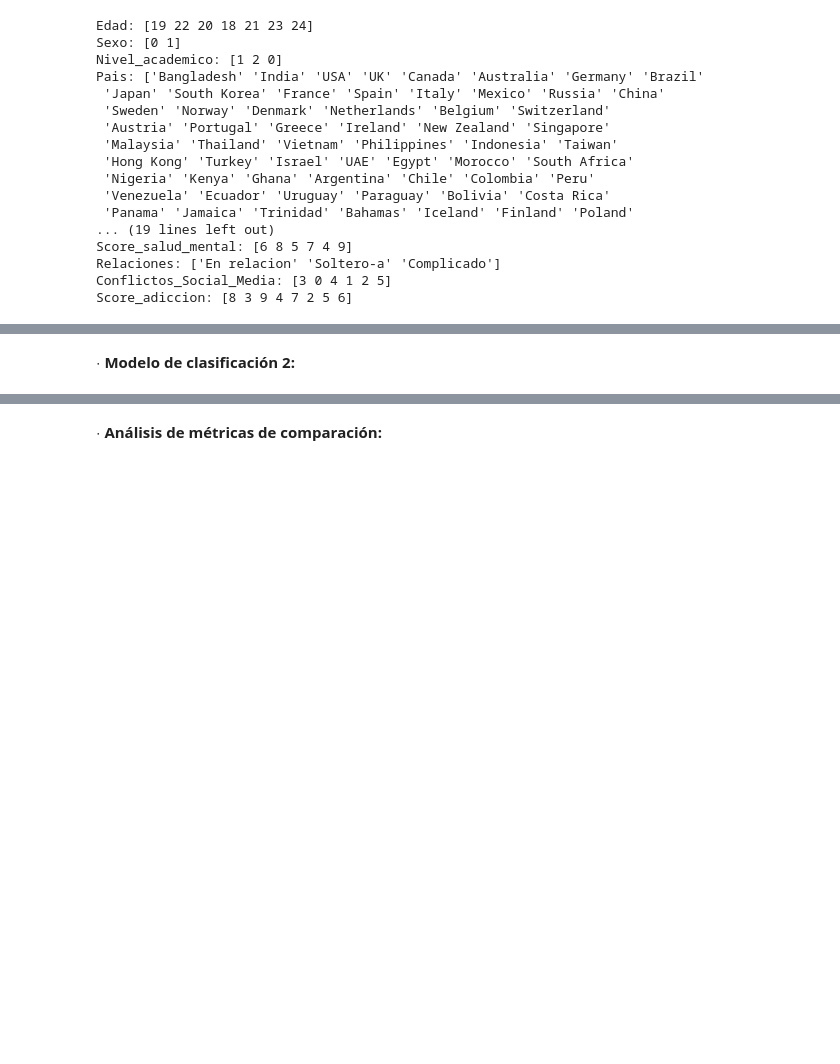
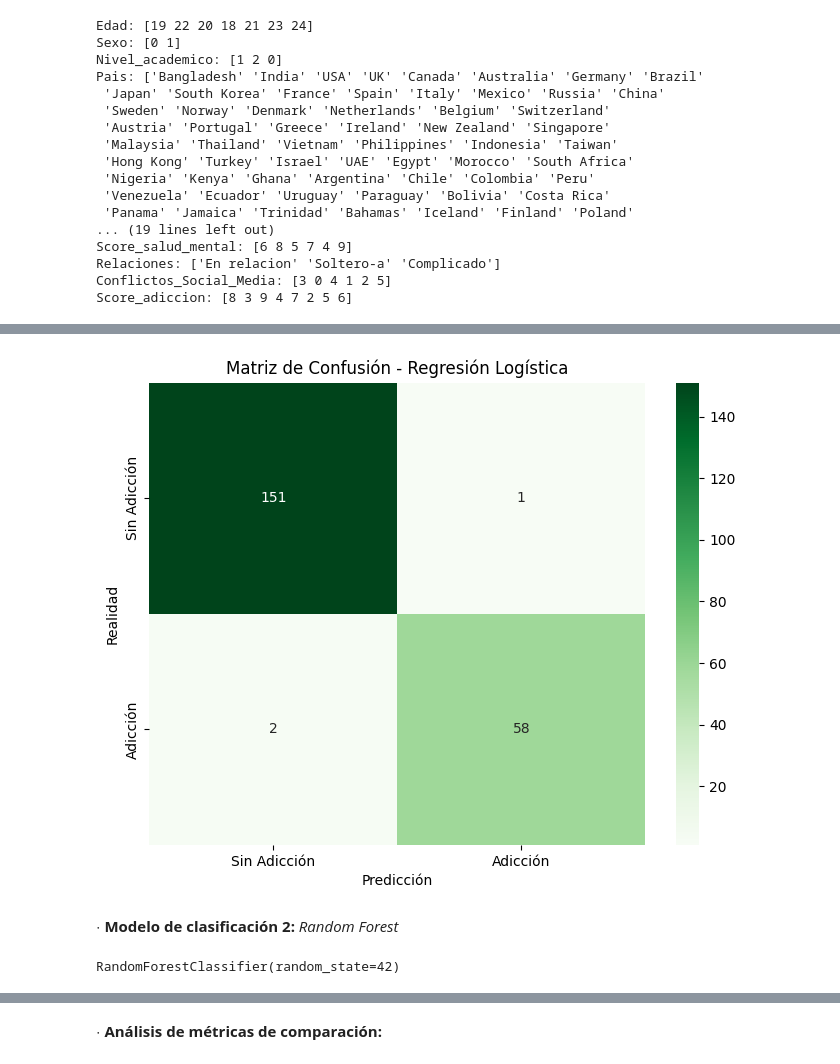
Before and after one commit to Nikolexion/Tarea2Datos, a Jupyter notebook: Tarea2_AD2025.ipynb, the cells around one changed output, grey strips where cells are left out. Cells and saved outputs as stored; diff of their text form; code cells hidden in the pictures; blank space fills up the shorter version.

```diff
--- a/Tarea2_AD2025.ipynb
+++ b/Tarea2_AD2025.ipynb
@@ -101,0 +159,9 @@ Score_adiccion: [8 3 9 4 7 2 5 6]
+# %%
+from sklearn.linear_model import LogisticRegression
+#Usamos la misma division de datos para ambos modelos
+x = pd.get_dummies(df[nombres_col], drop_first=True)
+y = df['Adiccion_binaria']
+print(x)
+x_train, x_test, y_train, y_test = train_test_split(x, y, test_size=0.3, random_state=42,stratify=y)
+
+x_train_rl, x_test_rl, y_train_rl, y_test_rl = x_train.copy(), x_test.copy(), y_train.copy(), y_test.copy()
@@ -101,0 +186,3 @@ Score_adiccion: [8 3 9 4 7 2 5 6]
+# %%
+modelo_rl = LogisticRegression(max_iter=1000, random_state=42)
+modelo_rl.fit(x_train_rl, y_train_rl)
@@ -101,0 +191,6 @@ Score_adiccion: [8 3 9 4 7 2 5 6]
+# %%
+from sklearn.metrics import classification_report, confusion_matrix
+
+y_pred_rl = modelo_rl.predict(x_test_rl)
+print("Reporte de clasificación para Logistic Regression:\n")
+print(classification_report(y_test_rl, y_pred_rl))
@@ -102,2 +208,13 @@ Score_adiccion: [8 3 9 4 7 2 5 6]
+# %%
+conf_matrix_rl = confusion_matrix(y_test_rl, y_pred_rl)
+plt.figure(figsize=(8, 6))
+sns.heatmap(conf_matrix_rl, annot=True, fmt='d', cmap='Greens', xticklabels=['Sin Adicción', 'Adicción'], yticklabels=['Sin Adicción', 'Adicción'])
+plt.title('Matriz de Confusión - Regresión Logística')
+plt.xlabel('Predicción')
+plt.ylabel('Realidad')
+plt.show()
+# %% [output]
+[figure, added]
 # %% [markdown]
 **$\cdot$ Modelo de clasificación 2:**
+*Random Forest*
@@ -105,0 +225,8 @@ Score_adiccion: [8 3 9 4 7 2 5 6]
+# %%
+from sklearn.ensemble import RandomForestClassifier
+
+modelo_rf = RandomForestClassifier(random_state=42)
+
+modelo_rf.fit(x_train_rf,y_train_rf)
+# %% [output]
+RandomForestClassifier(random_state=42)
```
Also changed, not shown: parts of 37 cells of this notebook.
